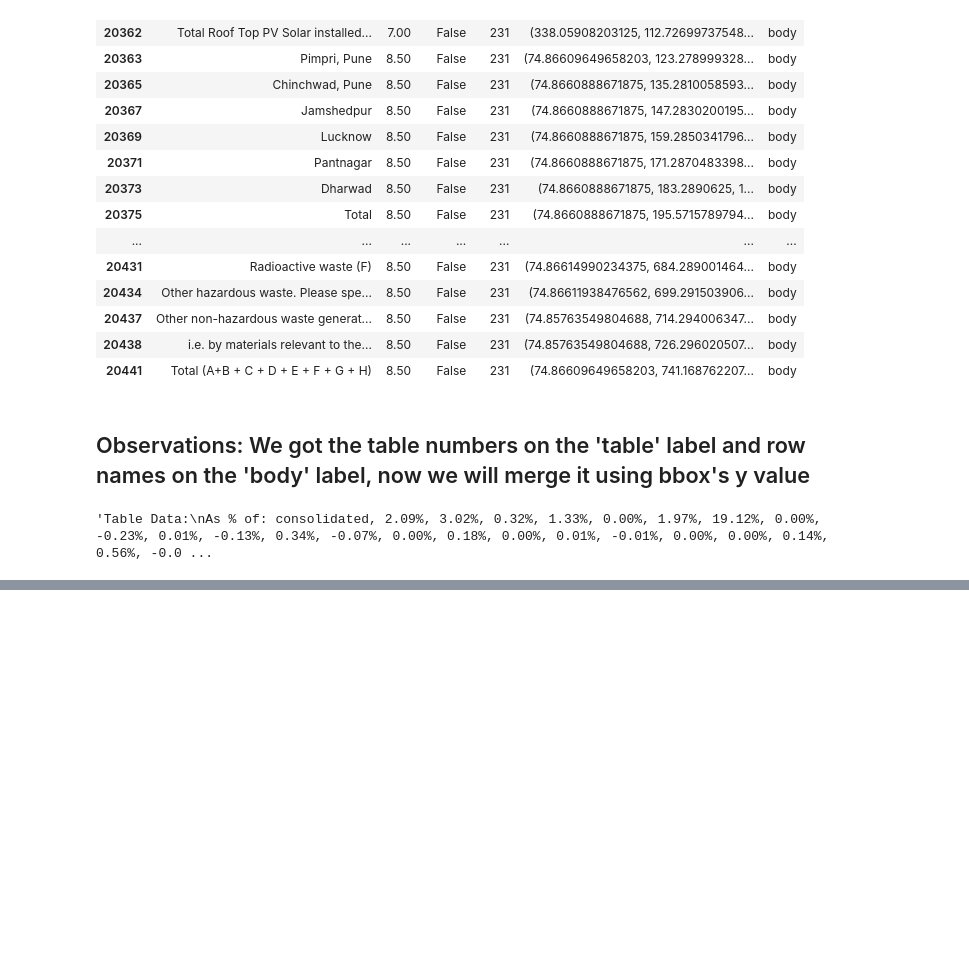
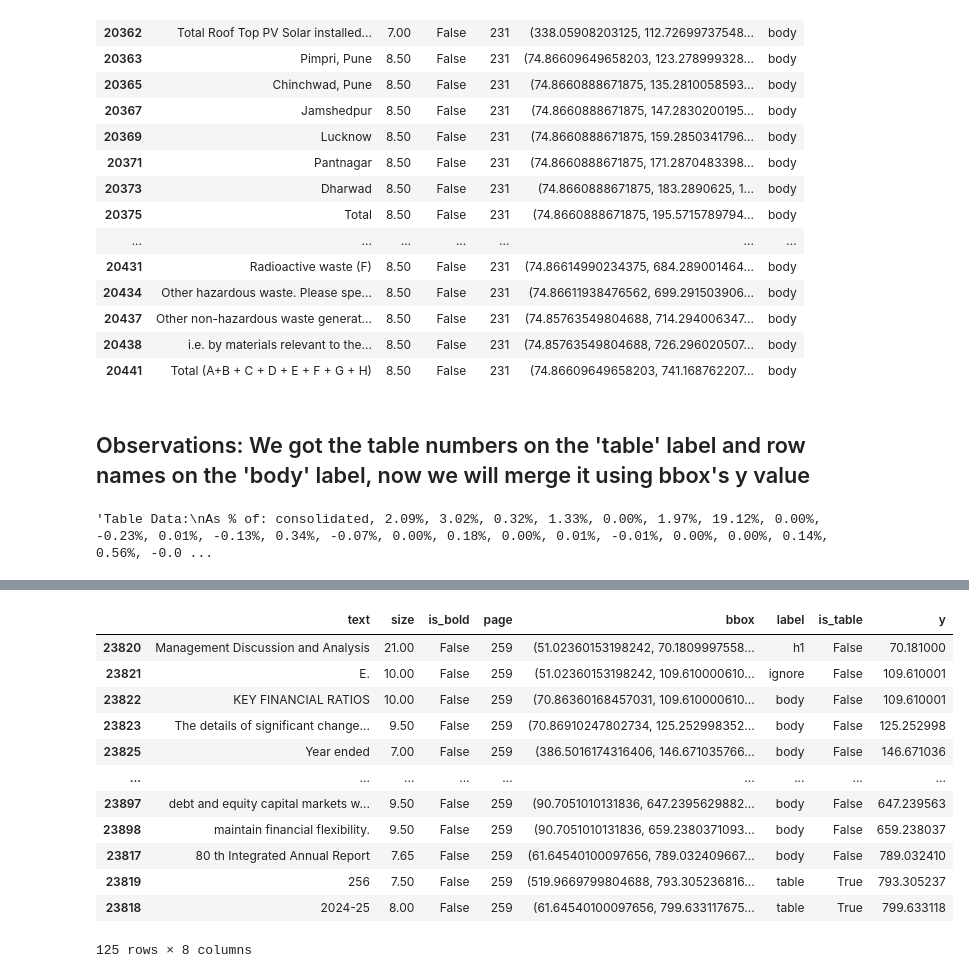
Before and after one commit to octoprakhar/FinLens-Backend, a Jupyter notebook: notebooks/chunking.ipynb, the cells around one changed output, grey strips where cells are left out. Saved outputs shown, nothing was run; the diff lists cells and outputs as text; code cells hidden in the pictures; blank space fills up the shorter version.

```diff
--- a/notebooks/chunking.ipynb
+++ b/notebooks/chunking.ipynb
@@ -841,0 +970,18 @@ table_texts[2000]
+# %%
+df_6 = df_6.sort_values(by=["page","y"])
+# %%
+df_6[df_6["page"] == 259]
+# %% [output]
+|  | text | size | is_bold | page | bbox | label | is_table | y |
+| 23820 | Management Discussion and Analysis | 21.00 | False | 259 | (51.02360153198242, 70.1809997558... | h1 | False | 70.181000 |
+| 23821 | E. | 10.00 | False | 259 | (51.02360153198242, 109.610000610... | ignore | False | 109.610001 |
+| 23822 | KEY FINANCIAL RATIOS | 10.00 | False | 259 | (70.86360168457031, 109.610000610... | body | False | 109.610001 |
+| 23823 | The details of significant change... | 9.50 | False | 259 | (70.86910247802734, 125.252998352... | body | False | 125.252998 |
+| 23825 | Year ended | 7.00 | False | 259 | (386.5016174316406, 146.671035766... | body | False | 146.671036 |
+| ... | ... | ... | ... | ... | ... | ... | ... | ... |
+| 23897 | debt and equity capital markets w... | 9.50 | False | 259 | (90.7051010131836, 647.2395629882... | body | False | 647.239563 |
+| 23898 | maintain financial flexibility. | 9.50 | False | 259 | (90.7051010131836, 659.2380371093... | body | False | 659.238037 |
+| 23817 | 80 th Integrated Annual Report | 7.65 | False | 259 | (61.64540100097656, 789.032409667... | body | False | 789.032410 |
+| 23819 | 256 | 7.50 | False | 259 | (519.9669799804688, 793.305236816... | table | True | 793.305237 |
+| 23818 | 2024-25 | 8.00 | False | 259 | (61.64540100097656, 799.633117675... | table | True | 799.633118 |
+125 rows × 8 columns
```
Also changed, not shown: parts of 30 cells of this notebook.
